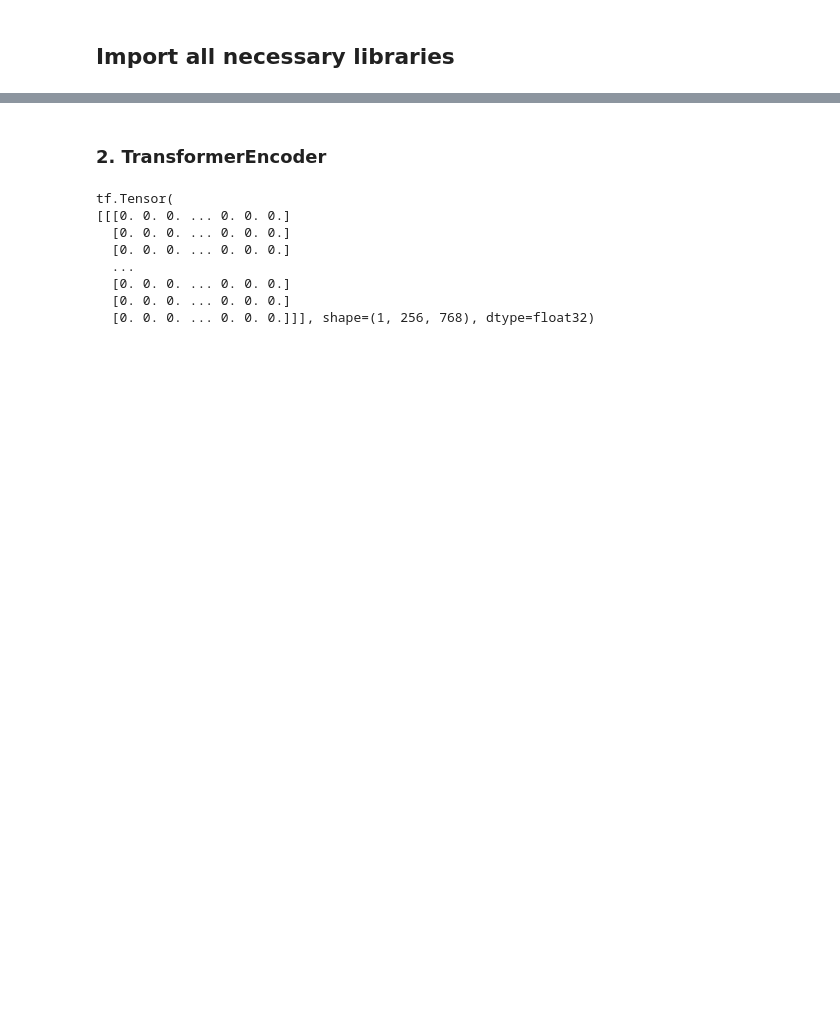
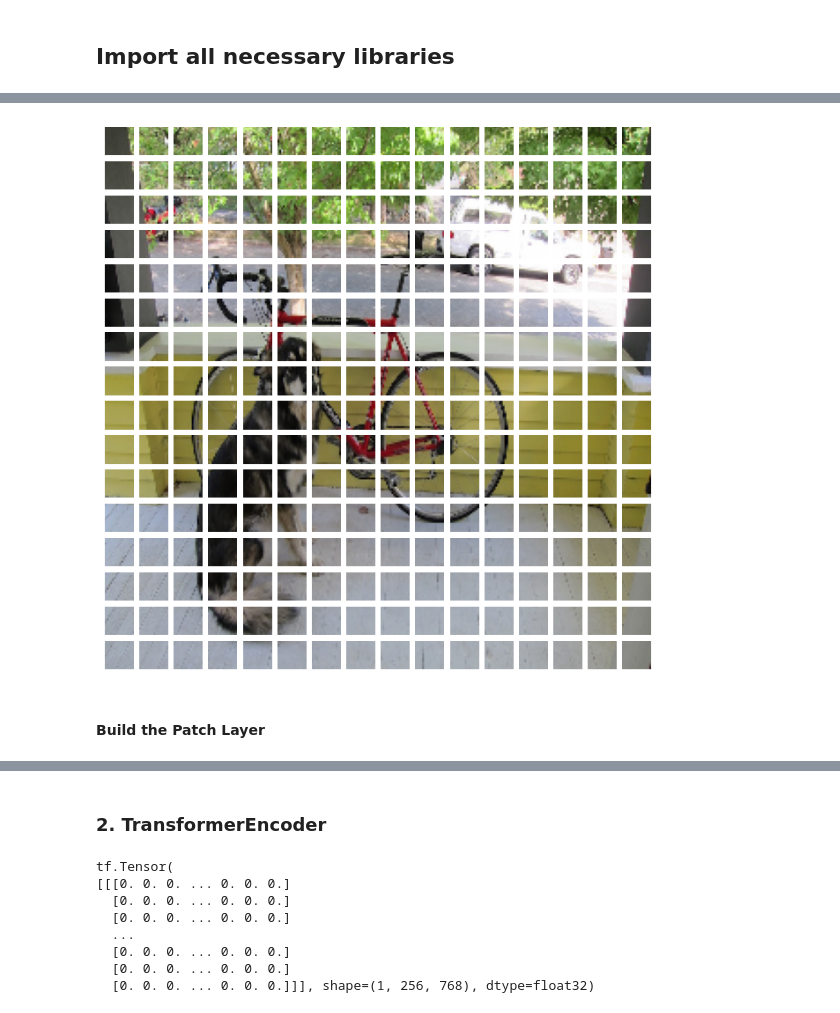
Before and after one commit to kaka-lin/vit-tf2, a Jupyter notebook: ViT.ipynb, the cells around one changed output, grey strips where cells are left out. Drawn from its saved outputs; the diff is of its cells as text; code cells hidden in the pictures; blank space fills up the shorter version.

```diff
--- a/ViT.ipynb
+++ b/ViT.ipynb
@@ -72 +173,13 @@ for i in range(flattened_patches.shape[1]):
+# %%
+plt.figure(figsize=(8,8))
+for i in range(flattened_patches.shape[1]):
+        ax = plt.subplot(16, 16, i+1)
+        patch_img = tf.reshape(flattened_patches[0,i,:], (16,16,3))
+        patch_img_numpy = patch_img.numpy().astype("uint8") # BGR
+        plt.imshow(cv2.cvtColor(patch_img_numpy, cv2.COLOR_BGR2RGB))
+        plt.axis("off")
+# %% [output]
+[figure, added]
+# %% [markdown]
+#### Build the Patch Layer
 # %%
```
Also changed, not shown: parts of 46 cells of this notebook, 2 other files.
